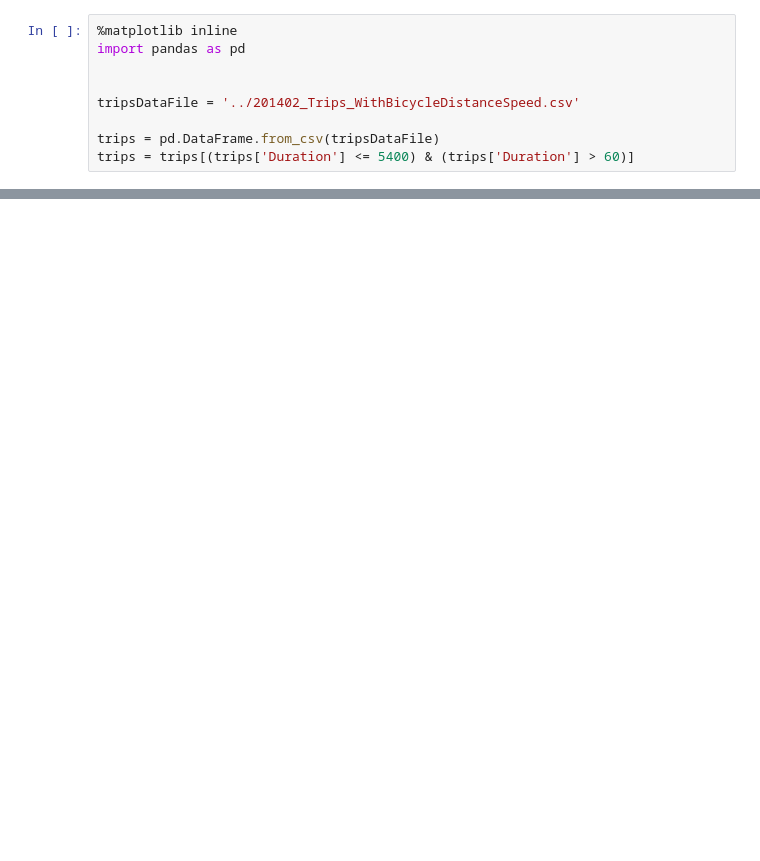
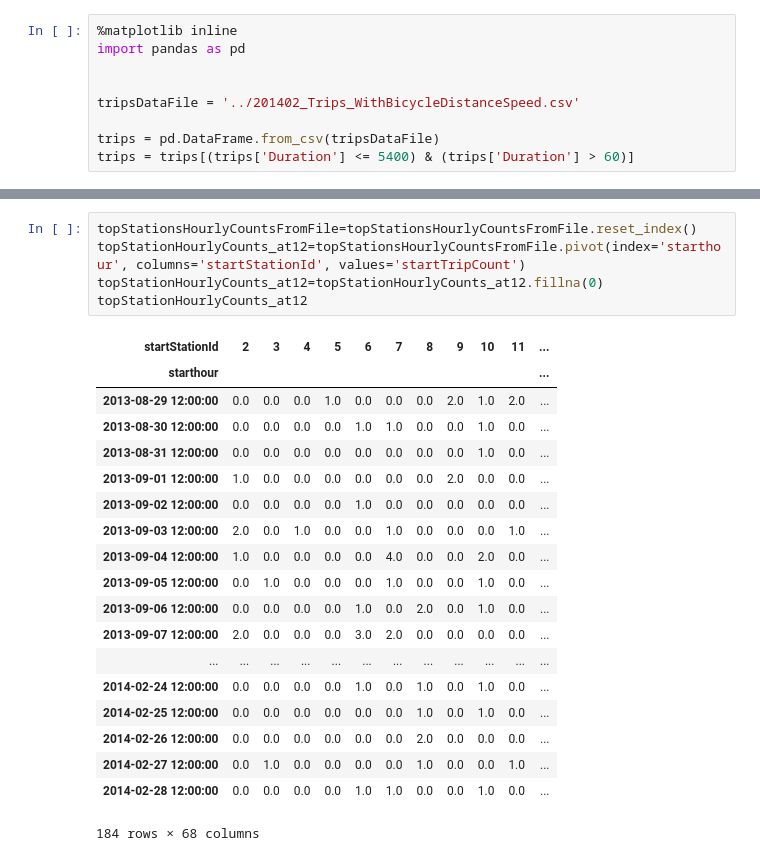
Before and after one commit to satishkvemula/springboard-datascience, a Jupyter notebook: capstone_babs/initialDataAnalysis/HourlyWeatherTieUp.ipynb, the cells around one changed output, grey strips where cells are left out. Cells and saved outputs as stored; diff of their text form; blank space fills up the shorter version.

```diff
--- a/capstone_babs/initialDataAnalysis/HourlyWeatherTieUp.ipynb
+++ b/capstone_babs/initialDataAnalysis/HourlyWeatherTieUp.ipynb
@@ -84 +77,26 @@ topStationHourlyCounts.to_csv('./hourlyPatterns/201402_TopStationHourlyCounts.cs
+# %%
+topStationsHourlyCountsFromFile=topStationsHourlyCountsFromFile.reset_index()
+topStationHourlyCounts_at12=topStationsHourlyCountsFromFile.pivot(index='starthour', columns='startStationId', values='startTripCount')
+topStationHourlyCounts_at12=topStationHourlyCounts_at12.fillna(0)
+topStationHourlyCounts_at12
+# %% [output]
+| startStationId | 2 | 3 | 4 | 5 | 6 | 7 | 8 | 9 | 10 | 11 | ... |
+| starthour |  |  |  |  |  |  |  |  |  |  | ... |
+| 2013-08-29 12:00:00 | 0.0 | 0.0 | 0.0 | 1.0 | 0.0 | 0.0 | 0.0 | 2.0 | 1.0 | 2.0 | ... |
+| 2013-08-30 12:00:00 | 0.0 | 0.0 | 0.0 | 0.0 | 1.0 | 1.0 | 0.0 | 0.0 | 1.0 | 0.0 | ... |
+| 2013-08-31 12:00:00 | 0.0 | 0.0 | 0.0 | 0.0 | 0.0 | 0.0 | 0.0 | 0.0 | 1.0 | 0.0 | ... |
+| 2013-09-01 12:00:00 | 1.0 | 0.0 | 0.0 | 0.0 | 0.0 | 0.0 | 0.0 | 2.0 | 0.0 | 0.0 | ... |
+| 2013-09-02 12:00:00 | 0.0 | 0.0 | 0.0 | 0.0 | 1.0 | 0.0 | 0.0 | 0.0 | 0.0 | 0.0 | ... |
+| 2013-09-03 12:00:00 | 2.0 | 0.0 | 1.0 | 0.0 | 0.0 | 1.0 | 0.0 | 0.0 | 0.0 | 1.0 | ... |
+| 2013-09-04 12:00:00 | 1.0 | 0.0 | 0.0 | 0.0 | 0.0 | 4.0 | 0.0 | 0.0 | 2.0 | 0.0 | ... |
+| 2013-09-05 12:00:00 | 0.0 | 1.0 | 0.0 | 0.0 | 0.0 | 1.0 | 0.0 | 0.0 | 1.0 | 0.0 | ... |
+| 2013-09-06 12:00:00 | 0.0 | 0.0 | 0.0 | 0.0 | 1.0 | 0.0 | 2.0 | 0.0 | 1.0 | 0.0 | ... |
+| 2013-09-07 12:00:00 | 2.0 | 0.0 | 0.0 | 0.0 | 3.0 | 2.0 | 0.0 | 0.0 | 0.0 | 0.0 | ... |
+| ... | ... | ... | ... | ... | ... | ... | ... | ... | ... | ... | ... |
+| 2014-02-24 12:00:00 | 0.0 | 0.0 | 0.0 | 0.0 | 1.0 | 0.0 | 1.0 | 0.0 | 1.0 | 0.0 | ... |
+| 2014-02-25 12:00:00 | 0.0 | 0.0 | 0.0 | 0.0 | 0.0 | 0.0 | 1.0 | 0.0 | 1.0 | 0.0 | ... |
+| 2014-02-26 12:00:00 | 0.0 | 0.0 | 0.0 | 0.0 | 0.0 | 0.0 | 2.0 | 0.0 | 0.0 | 0.0 | ... |
+| 2014-02-27 12:00:00 | 0.0 | 1.0 | 0.0 | 0.0 | 0.0 | 0.0 | 1.0 | 0.0 | 0.0 | 1.0 | ... |
+| 2014-02-28 12:00:00 | 0.0 | 0.0 | 0.0 | 0.0 | 1.0 | 1.0 | 0.0 | 0.0 | 1.0 | 0.0 | ... |
+184 rows × 68 columns
 # %%
```
Also changed, not shown: parts of 9 cells of this notebook, 51 other files.
